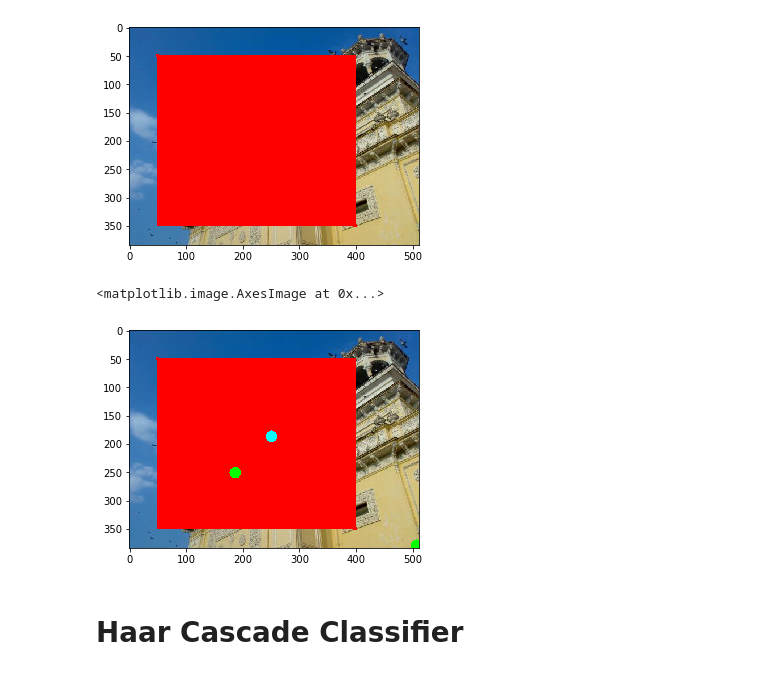
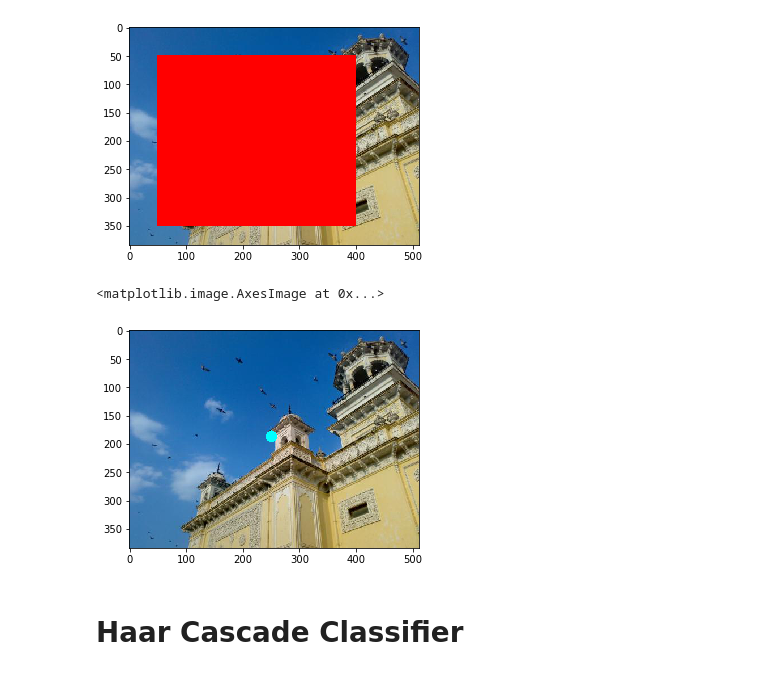
Before and after one commit to codecentric/computer-vision-karlsruhe, a Jupyter notebook: docs/CV_KA_Meetup_1_7_November_2017/opencv-introduction/1_OpenCV_Introduction.ipynb, the cells around one changed output. Drawn from its saved outputs; the diff is of its cells as text; code cells hidden in the pictures.

```diff
--- a/docs/CV_KA_Meetup_1_7_November_2017/opencv-introduction/1_OpenCV_Introduction.ipynb
+++ b/docs/CV_KA_Meetup_1_7_November_2017/opencv-introduction/1_OpenCV_Introduction.ipynb
@@ -107,12 +114,13 @@ plt.imshow(rgb_image)
 [figure]
 # %%
 ## Circle
+circle_img = rgb_image.copy()
 height, width = rgb_image.shape[:2]
-cv2.circle(rgb_image, (int(width/2)-5, int(height/2)-5), 10, (0, 255, 255), thickness=-1)
-plt.imshow(rgb_image)
+cv2.circle(circle_img, (int(width/2)-5, int(height/2)-5), 10, (0, 255, 255), thickness=-1)
+plt.imshow(circle_img)
 # %% [output]
 <matplotlib.image.AxesImage at 0x...>
-[figure, old version]
+[figure, new version]
 # %% [markdown]
 # Haar Cascade Classifier
 # %% [markdown]
```
Also changed, not shown: parts of 13 cells of this notebook.
